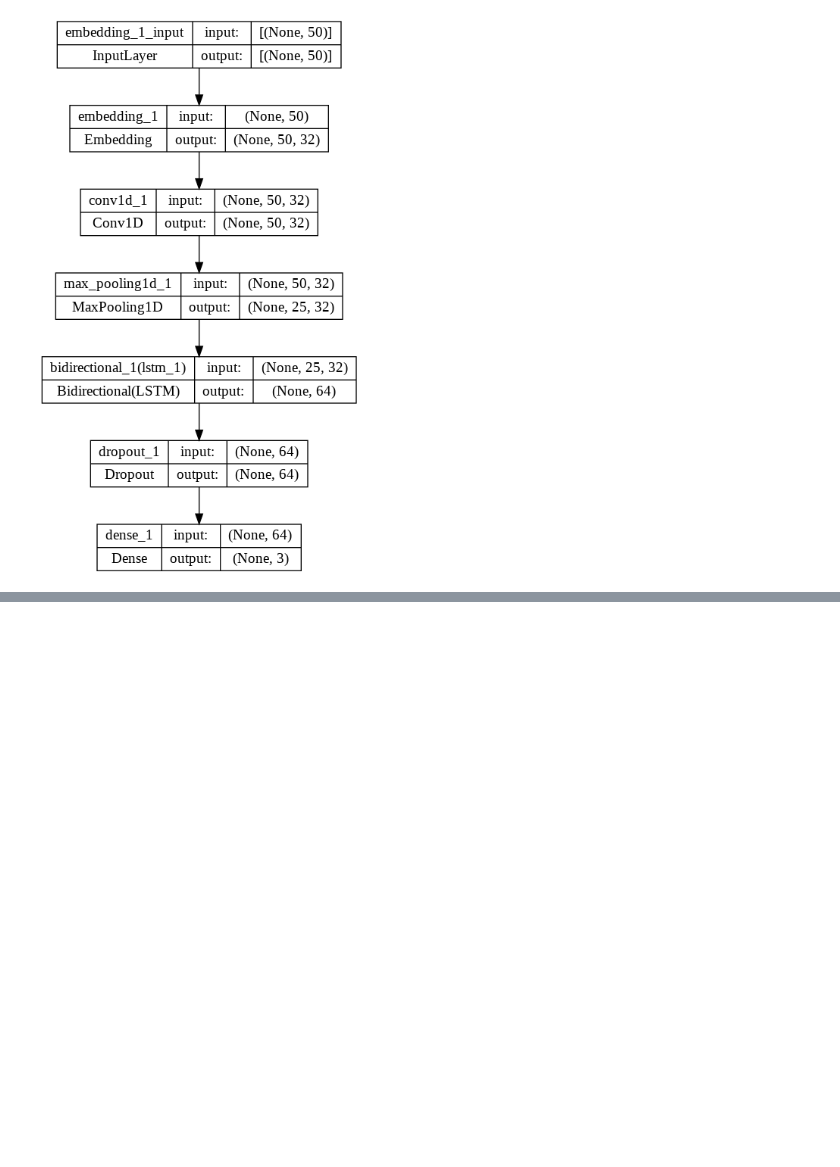
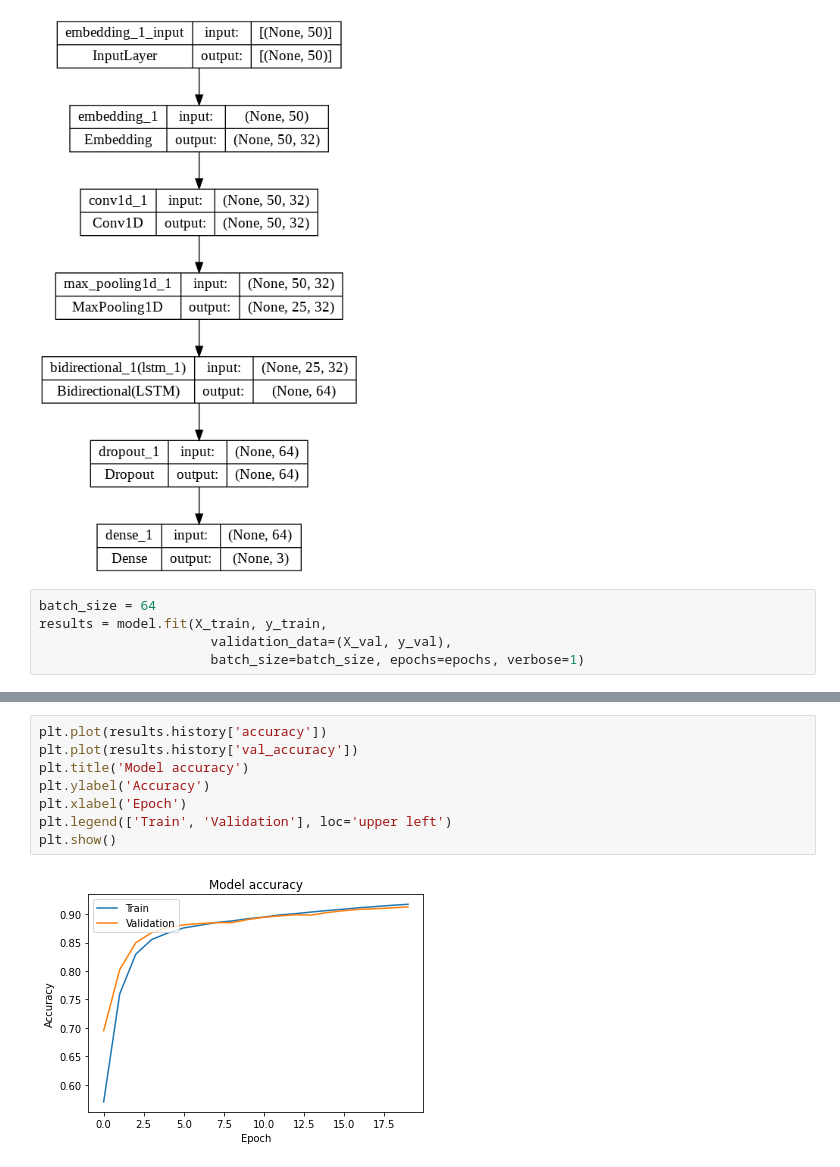
Before and after one commit to devshah21/Twitter-Sentiment-Analysis, a Jupyter notebook: Twitter_Sentiment_Analysis.ipynb, the cells around one changed output, grey strips where cells are left out. Cells and saved outputs as stored; diff of their text form; blank space fills up the shorter version.

Commit message:
finished training model and visualized accuracy and loss

```diff
--- a/Twitter_Sentiment_Analysis.ipynb
+++ b/Twitter_Sentiment_Analysis.ipynb
@@ -301,3 +301,8 @@ _________________________________________________________________
 tf.keras.utils.plot_model(model, show_shapes=True)
 # %% [output]
 [figure]
+# %%
+batch_size = 64
+results = model.fit(X_train, y_train,
+                      validation_data=(X_val, y_val),
+                      batch_size=batch_size, epochs=epochs, verbose=1)
@@ -303,0 +335,10 @@ tf.keras.utils.plot_model(model, show_shapes=True)
+# %%
+plt.plot(results.history['accuracy'])
+plt.plot(results.history['val_accuracy'])
+plt.title('Model accuracy')
+plt.ylabel('Accuracy')
+plt.xlabel('Epoch')
+plt.legend(['Train', 'Validation'], loc='upper left')
+plt.show()
+# %% [output]
+[figure, added]
```
Also changed, not shown: parts of 4 cells of this notebook.
